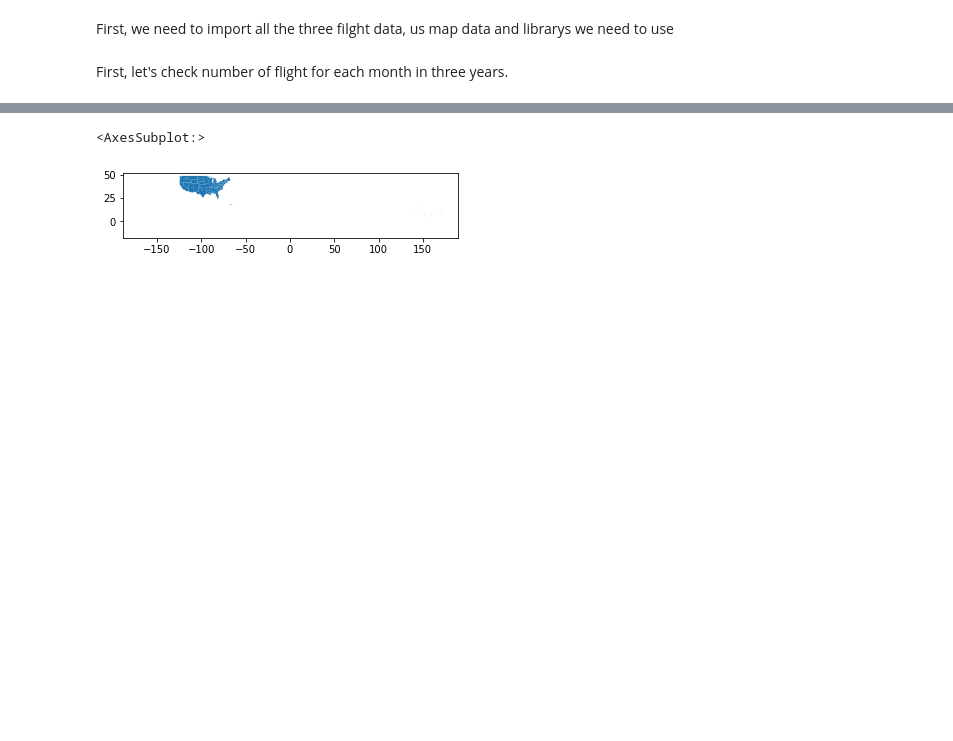
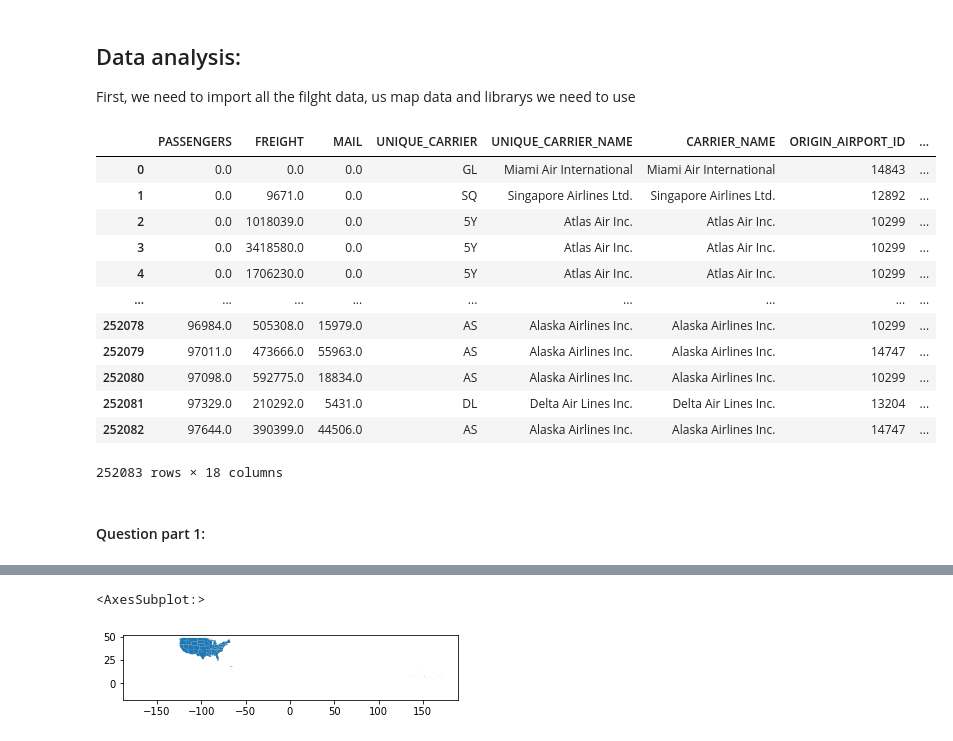
Before and after one commit to lxzhe718-1935368/Influence-Of-COVID-On-Our-Trip, a Jupyter notebook: final_project.ipynb, the cells around one changed output, grey strips where cells are left out. Saved outputs shown, nothing was run; the diff lists cells and outputs as text; code cells hidden in the pictures; blank space fills up the shorter version.

```diff
--- a/final_project.ipynb
+++ b/final_project.ipynb
@@ -1,5 +27,6 @@
 # %% [markdown]
-First, we need to import all the three filght data, us map data and librarys we need to use
+## Data analysis:
+First, we need to import all the filght data, us map data and librarys we need to use
 # %%
 import geopandas as gpd
 import pandas as pd
@@ -11,8 +38,24 @@ us_map = "./map/s_22mr22.shp"
 flight_2019 = pd.read_csv("./flight_2019.csv")
 flight_2020 = pd.read_csv("./flight_2020.csv")
 flight_2021 = pd.read_csv("./flight_2021.csv")
-# %% [markdown]
-First, let's check number of flight for each month in three years.
+# %%
+flight_2019
+# %% [output]
+|  | PASSENGERS | FREIGHT | MAIL | UNIQUE_CARRIER | UNIQUE_CARRIER_NAME | CARRIER_NAME | ORIGIN_AIRPORT_ID | ... |
+| 0 | 0.0 | 0.0 | 0.0 | GL | Miami Air International | Miami Air International | 14843 | ... |
+| 1 | 0.0 | 9671.0 | 0.0 | SQ | Singapore Airlines Ltd. | Singapore Airlines Ltd. | 12892 | ... |
+| 2 | 0.0 | 1018039.0 | 0.0 | 5Y | Atlas Air Inc. | Atlas Air Inc. | 10299 | ... |
+| 3 | 0.0 | 3418580.0 | 0.0 | 5Y | Atlas Air Inc. | Atlas Air Inc. | 10299 | ... |
+| 4 | 0.0 | 1706230.0 | 0.0 | 5Y | Atlas Air Inc. | Atlas Air Inc. | 10299 | ... |
+| ... | ... | ... | ... | ... | ... | ... | ... | ... |
+| 252078 | 96984.0 | 505308.0 | 15979.0 | AS | Alaska Airlines Inc. | Alaska Airlines Inc. | 10299 | ... |
+| 252079 | 97011.0 | 473666.0 | 55963.0 | AS | Alaska Airlines Inc. | Alaska Airlines Inc. | 14747 | ... |
+| 252080 | 97098.0 | 592775.0 | 18834.0 | AS | Alaska Airlines Inc. | Alaska Airlines Inc. | 10299 | ... |
+| 252081 | 97329.0 | 210292.0 | 5431.0 | DL | Delta Air Lines Inc. | Delta Air Lines Inc. | 13204 | ... |
+| 252082 | 97644.0 | 390399.0 | 44506.0 | AS | Alaska Airlines Inc. | Alaska Airlines Inc. | 14747 | ... |
+252083 rows × 18 columns
+# %% [markdown]
+#### Question part 1:
 # %%
 flight_2019[flight_2019["ORIGIN_CITY_NAME"] == "Seattle, WA"]
 # %% [output]
```
Also changed, not shown: parts of 3 cells of this notebook, 6 other files.
